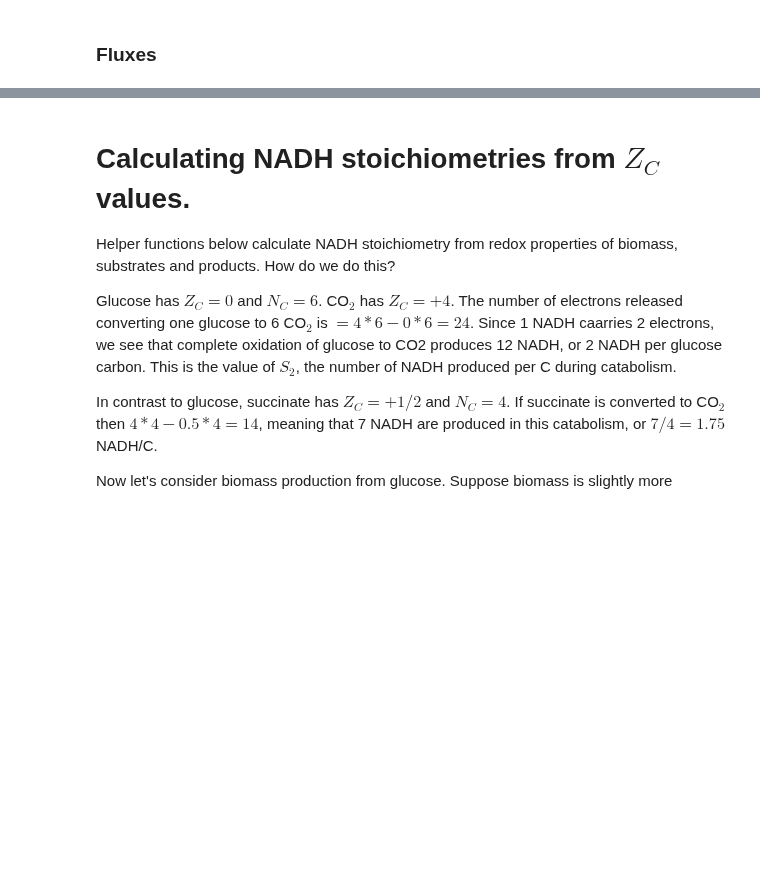
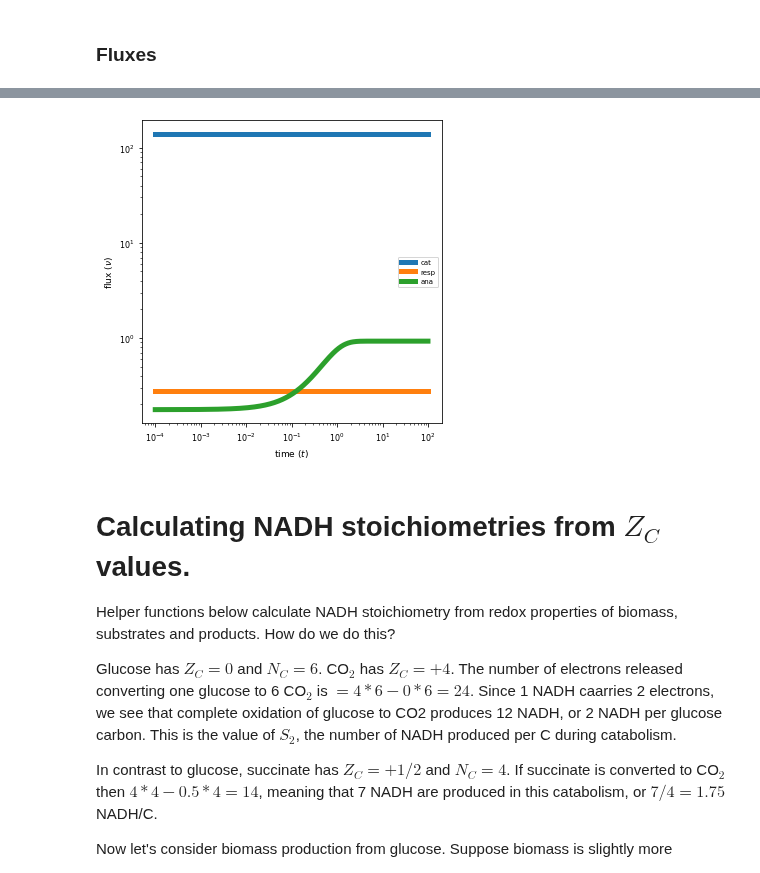
Before and after one commit to flamholz/redox-proteome, a Jupyter notebook: akshit_notebooks/006_fig1_plots.ipynb, the cells around one changed output, grey strips where cells are left out. Cells and saved outputs as stored; diff of their text form; code cells hidden in the pictures; blank space fills up the shorter version.

```diff
--- a/akshit_notebooks/006_fig1_plots.ipynb
+++ b/akshit_notebooks/006_fig1_plots.ipynb
@@ -128,7 +128,7 @@ NUM_METS = len(y0)
 # Evaluation time
 TFINAL = 1e6
 t = np.logspace(-4, 2, 1000 )
-S6 = 1.
+S6 = 0.1
 # %% [markdown]
 ### Fluxes
 # %%
@@ -150,3 +169,18 @@ def give_nus( y_sol, tpt ):
+# %%
+fig, ax = plt.subplots( 1, 1, figsize=(5, 5) )
+
+ax.set_ylabel( 'flux (' + r'$\nu$)')
+ax.set_xlabel( 'time (' + r'$t$)')
+for idx in range(3):
+    ax.plot( t[:len(nus[idx])], nus[idx], lw=5 )
+ax.legend([ 'cat', 'resp', 'ana' ], loc='best')
+ax.set_yscale('log')
+ax.set_xscale('log')
+
+fig.tight_layout()
+plt.show()
+# %% [output]
+[figure, added]
 # %% [markdown]
 # Calculating NADH stoichiometries from $Z_C$ values.
 
```
Also changed, not shown: parts of 9 cells of this notebook.
